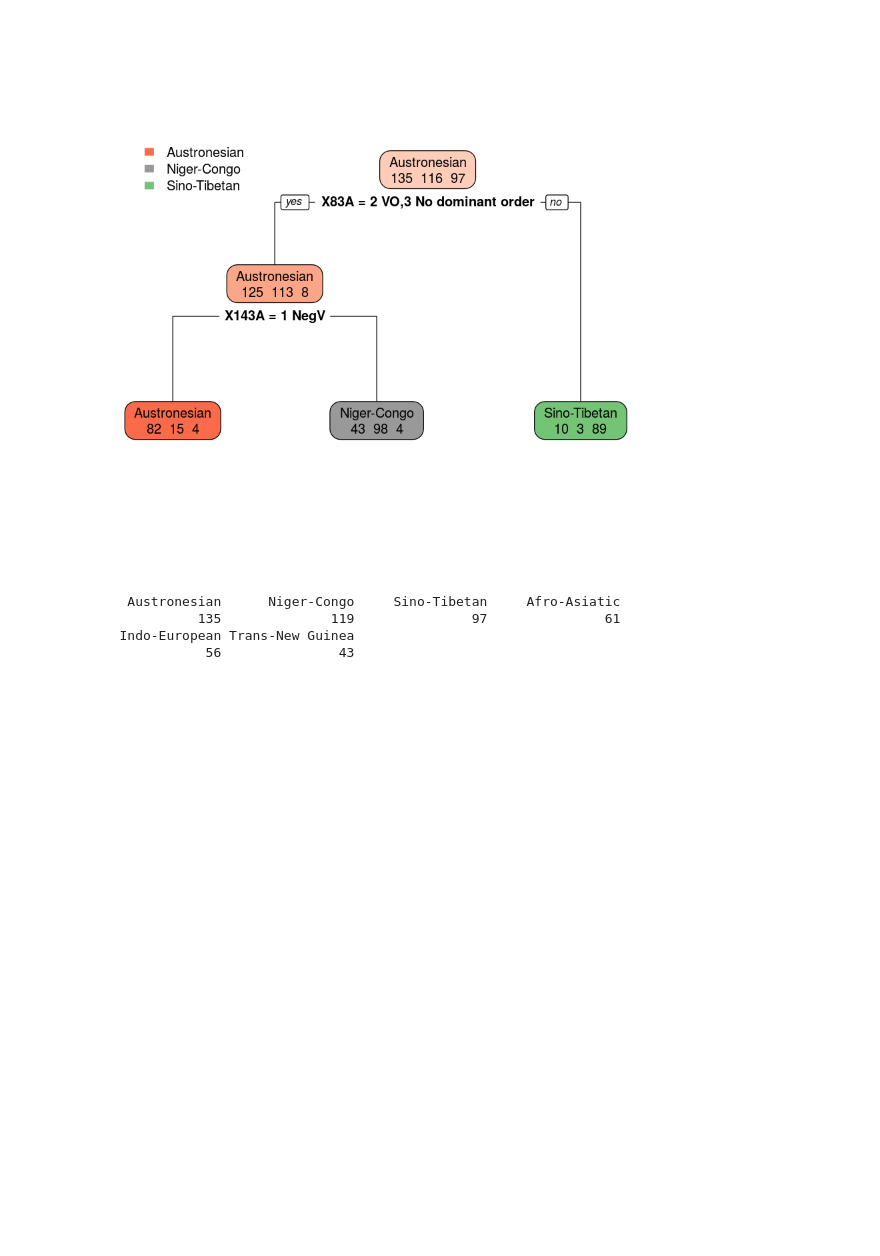
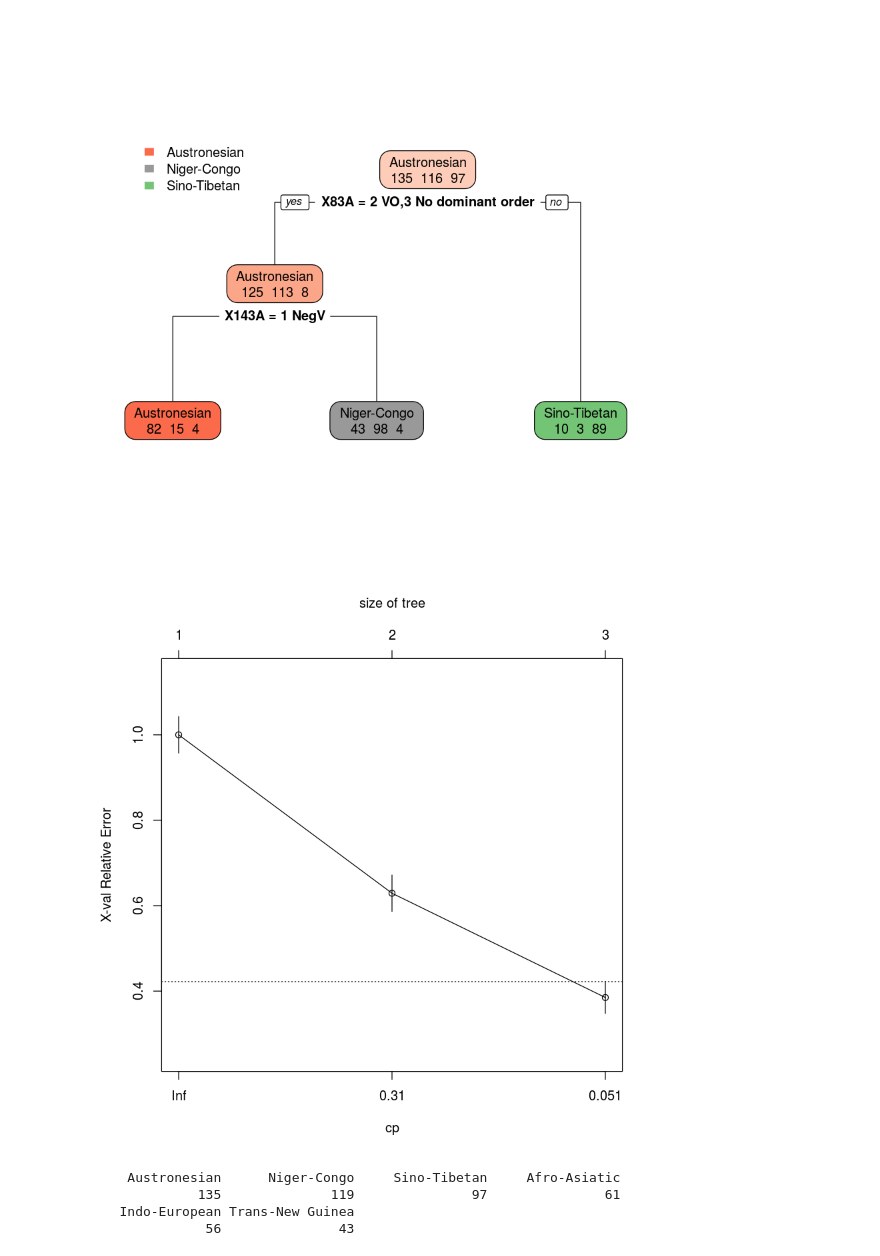
Before and after one commit to ilay32/wals-project, a Jupyter notebook: families-decision-trees.ipynb, the cells around one changed output. Saved outputs shown, nothing was run; the diff lists cells and outputs as text; code cells hidden in the pictures; blank space fills up the shorter version.

Commit message:
Update families-decision-trees Notebook

```diff
--- a/families-decision-trees.ipynb
+++ b/families-decision-trees.ipynb
@@ -61,6 +61,10 @@ tree <- exampletree(c('Austronesian','Niger-Congo','Sino-Tibetan'),example1)
 rpart.plot(tree,extra = 1)
 # %% [output]
 [figure]
+# %%
+plotcp(tree)
+# %% [output]
+[figure, added]
 # %%
 example2 = chunk_wals(g2,'family')
 head(summary(example2$family))
```
Also changed, not shown: parts of 7 cells of this notebook.
